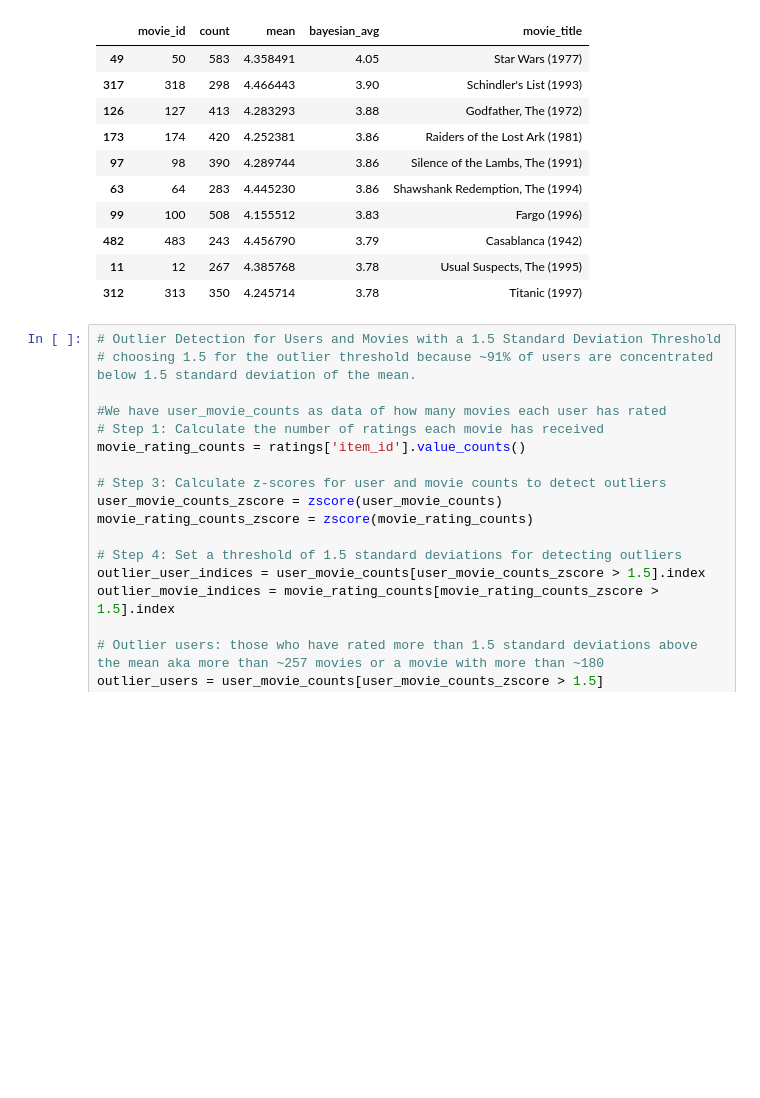
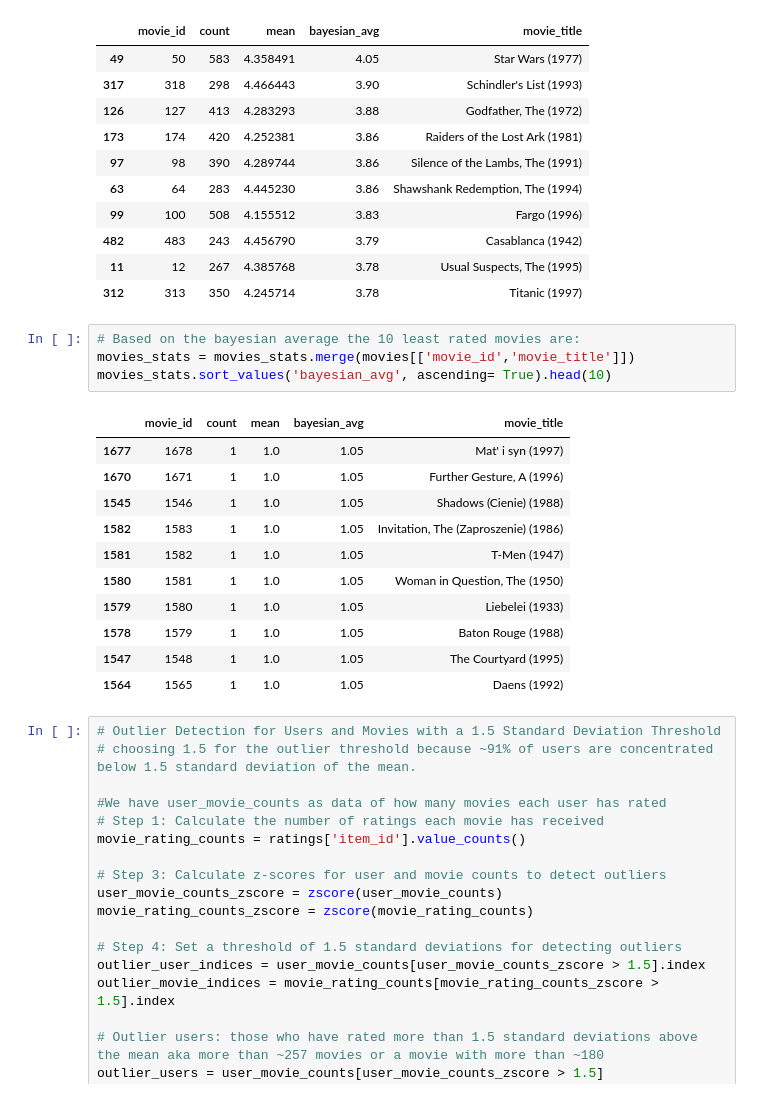
Before and after one commit to ChoutouriadiKaterina/Big_Data_2024, a Jupyter notebook: step one.ipynb, the cells around one changed output. Saved outputs shown, nothing was run; the diff lists cells and outputs as text; blank space fills up the shorter version.

```diff
--- a/step one.ipynb
+++ b/step one.ipynb
@@ -359,6 +359,22 @@ movies_stats.sort_values('bayesian_avg', ascending= False).head(10)
 | 482 | 483 | 243 | 4.456790 | 3.79 | Casablanca (1942) |
 | 11 | 12 | 267 | 4.385768 | 3.78 | Usual Suspects, The (1995) |
 | 312 | 313 | 350 | 4.245714 | 3.78 | Titanic (1997) |
+# %%
+# Based on the bayesian average the 10 least rated movies are:
+movies_stats = movies_stats.merge(movies[['movie_id','movie_title']])
+movies_stats.sort_values('bayesian_avg', ascending= True).head(10)
+# %% [output]
+|  | movie_id | count | mean | bayesian_avg | movie_title |
+| 1677 | 1678 | 1 | 1.0 | 1.05 | Mat' i syn (1997) |
+| 1670 | 1671 | 1 | 1.0 | 1.05 | Further Gesture, A (1996) |
+| 1545 | 1546 | 1 | 1.0 | 1.05 | Shadows (Cienie) (1988) |
+| 1582 | 1583 | 1 | 1.0 | 1.05 | Invitation, The (Zaproszenie) (1986) |
+| 1581 | 1582 | 1 | 1.0 | 1.05 | T-Men (1947) |
+| 1580 | 1581 | 1 | 1.0 | 1.05 | Woman in Question, The (1950) |
+| 1579 | 1580 | 1 | 1.0 | 1.05 | Liebelei (1933) |
+| 1578 | 1579 | 1 | 1.0 | 1.05 | Baton Rouge (1988) |
+| 1547 | 1548 | 1 | 1.0 | 1.05 | The Courtyard (1995) |
+| 1564 | 1565 | 1 | 1.0 | 1.05 | Daens (1992) |
 # %%
 # Outlier Detection for Users and Movies with a 1.5 Standard Deviation Threshold
 # choosing 1.5 for the outlier threshold because ~91% of users are concentrated below 1.5 standard deviation of the mean.
```
